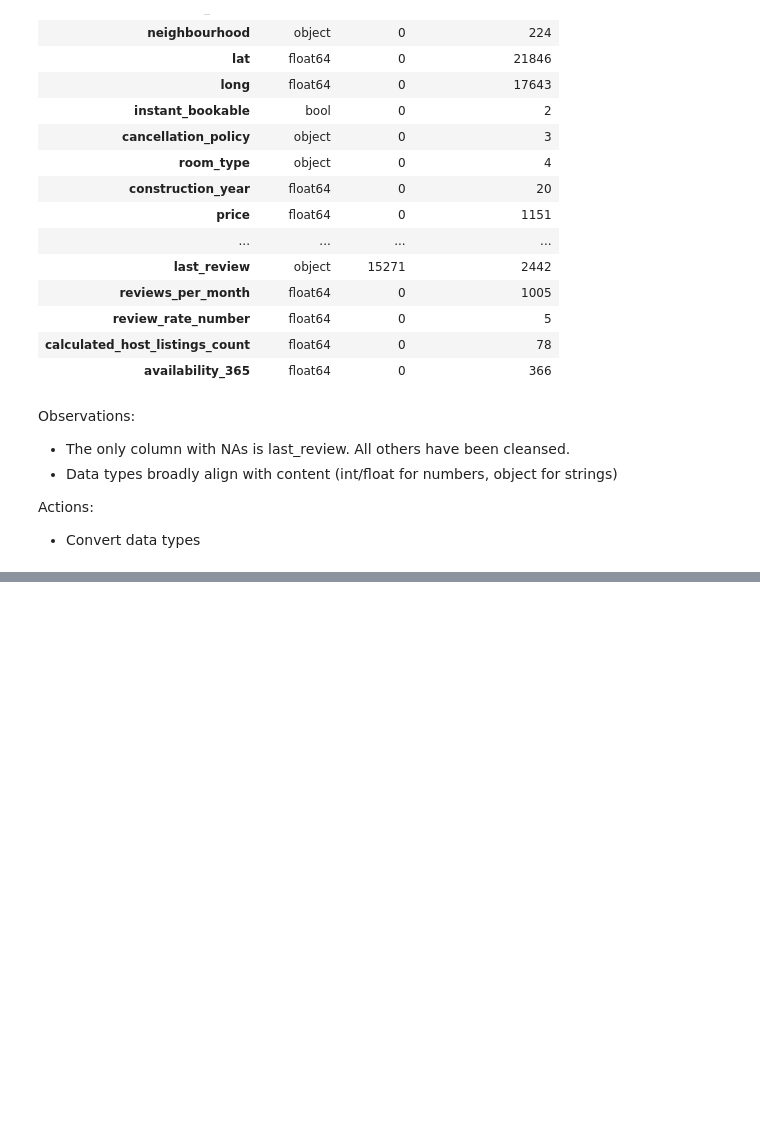
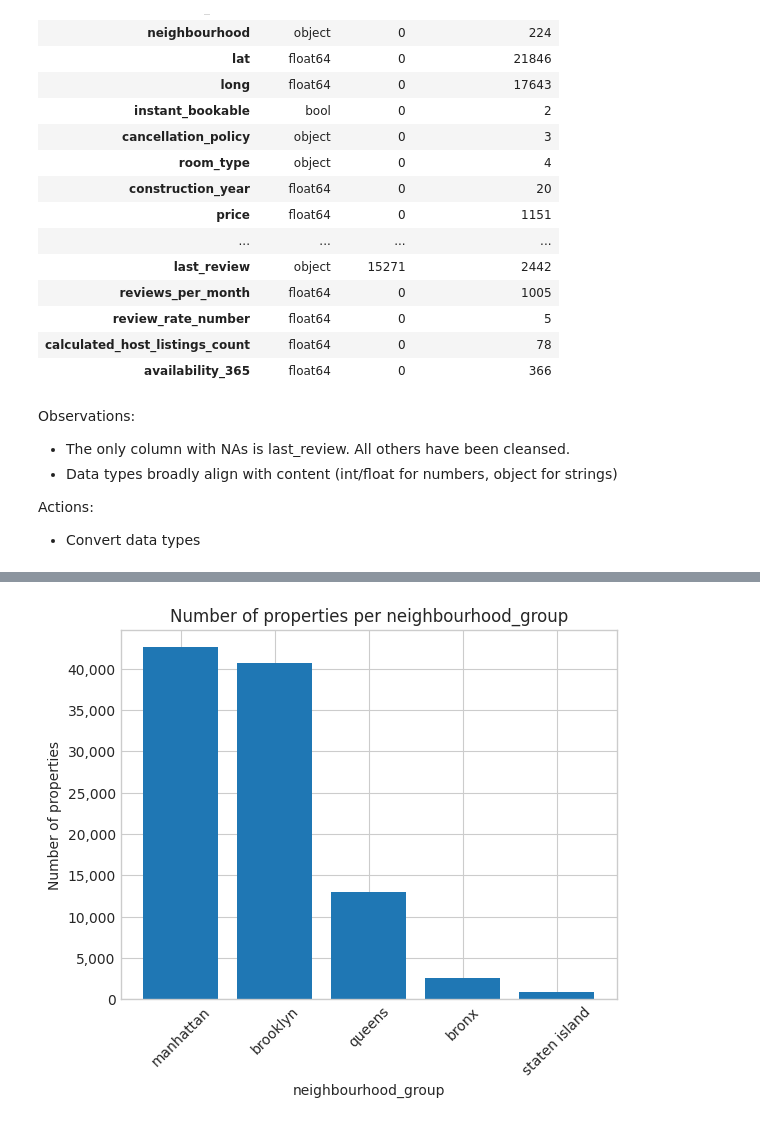
Before and after one commit to mg-ds-portfolio/prj_open_airbnb_data_viz, a Jupyter notebook: notebooks/prj_open_air_bnb_data_viz.ipynb, the cells around one changed output, grey strips where cells are left out. Saved outputs shown, nothing was run; the diff lists cells and outputs as text; code cells hidden in the pictures; blank space fills up the shorter version.

```diff
--- a/notebooks/prj_open_air_bnb_data_viz.ipynb
+++ b/notebooks/prj_open_air_bnb_data_viz.ipynb
@@ -95,0 +147,7 @@ dtype: object
+# %%
+# How many properties do we have in each neighbourhood_group?
+
+# Step 1. Prepare the data
+
+properties_per_ngroup = df["neighbourhood_group"].value_counts()
+properties_per_ngroup
@@ -95,0 +162,18 @@ dtype: object
+# %%
+# Step 2. Create the figure and axes
+fig, ax = plt.subplots()
+
+# Step 3. Create the chart
+ax.bar(properties_per_ngroup.index, properties_per_ngroup.values)
+
+# Step 4. Format chart elements
+ax.set_title("Number of properties per neighbourhood_group")
+ax.set_xlabel("neighbourhood_group")
+ax.set_ylabel("Number of properties")
+ax.tick_params(axis = "x", rotation = 45)
+ax.yaxis.set_major_formatter(ticker.FuncFormatter(lambda x, pos: f"{int(x):,}"))
+
+# Step 5. Show plot
+plt.show()
+# %% [output]
+[figure, added]
```
Also changed, not shown: parts of 10 cells of this notebook.
